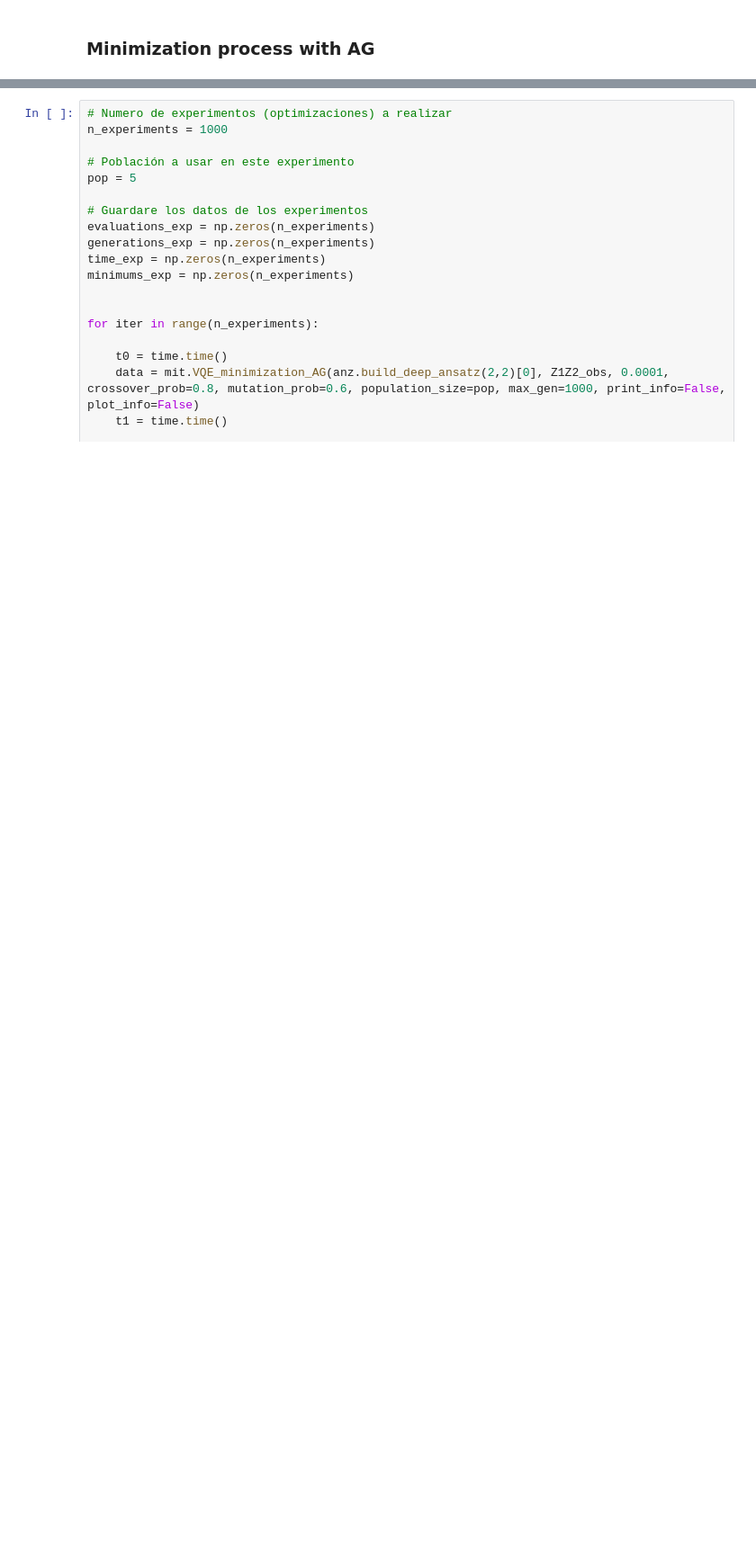
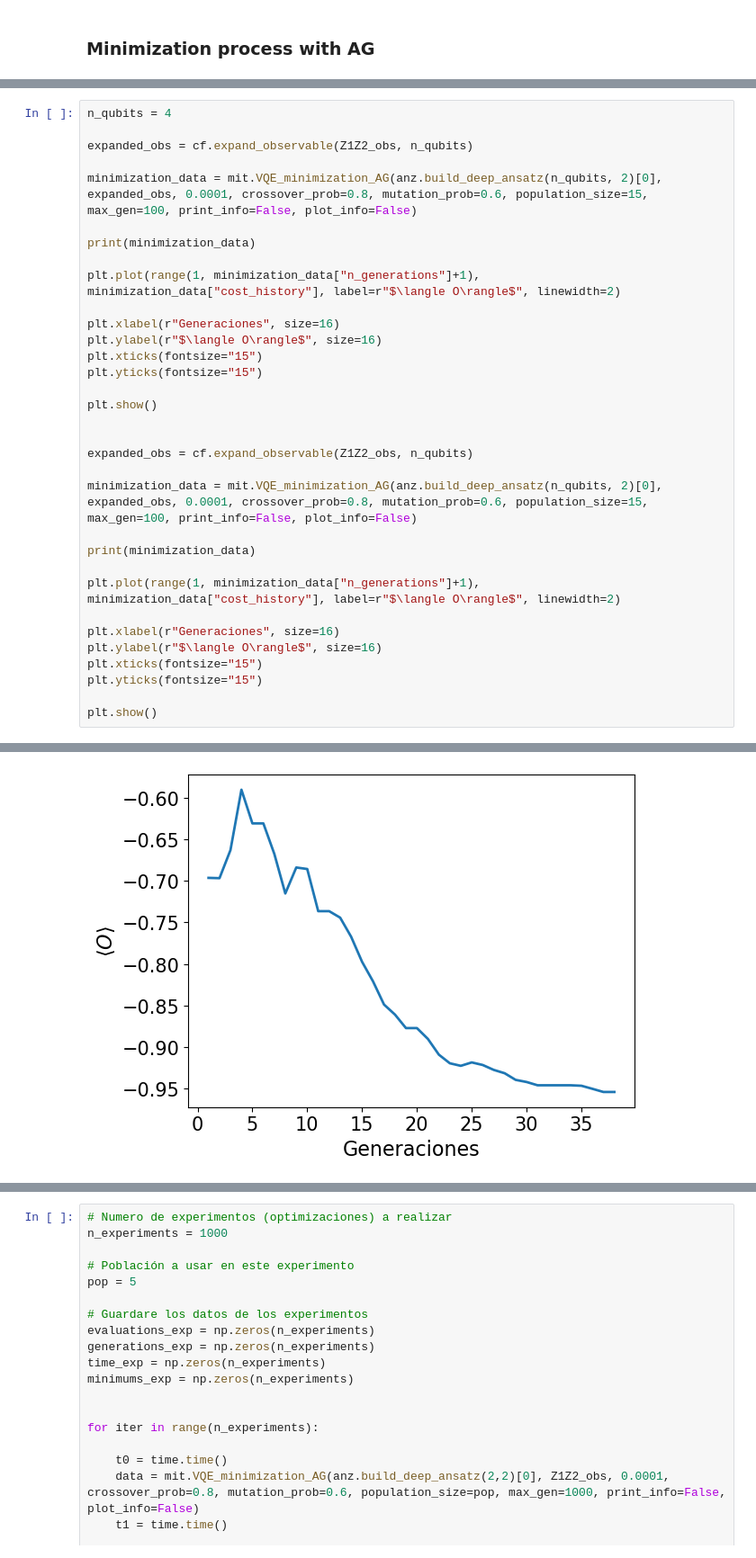
Before and after one commit to JLSM02/QML-Avoiding-BP, a Jupyter notebook: notebooks/VQE/BP_mitigation/Genetic_algorithm.ipynb, the cells around one changed output, grey strips where cells are left out. Shown at 90% size. Drawn from its saved outputs; the diff is of its cells as text; blank space fills up the shorter version.

```diff
--- a/notebooks/VQE/BP_mitigation/Genetic_algorithm.ipynb
+++ b/notebooks/VQE/BP_mitigation/Genetic_algorithm.ipynb
@@ -56,0 +52,34 @@ for n_qubits in range(2, 11, 2):
+# %%
+n_qubits = 4
+
+expanded_obs = cf.expand_observable(Z1Z2_obs, n_qubits)
+
+minimization_data = mit.VQE_minimization_AG(anz.build_deep_ansatz(n_qubits, 2)[0], expanded_obs, 0.0001, crossover_prob=0.8, mutation_prob=0.6, population_size=15, max_gen=100, print_info=False, plot_info=False)
+
+print(minimization_data)
+
+plt.plot(range(1, minimization_data["n_generations"]+1), minimization_data["cost_history"], label=r"$\langle O\rangle$", linewidth=2)
+
+plt.xlabel(r"Generaciones", size=16)
+plt.ylabel(r"$\langle O\rangle$", size=16)
+plt.xticks(fontsize="15")
+plt.yticks(fontsize="15")
+
+plt.show()
+
+
+expanded_obs = cf.expand_observable(Z1Z2_obs, n_qubits)
+
+minimization_data = mit.VQE_minimization_AG(anz.build_deep_ansatz(n_qubits, 2)[0], expanded_obs, 0.0001, crossover_prob=0.8, mutation_prob=0.6, population_size=15, max_gen=100, print_info=False, plot_info=False)
+
+print(minimization_data)
+
+plt.plot(range(1, minimization_data["n_generations"]+1), minimization_data["cost_history"], label=r"$\langle O\rangle$", linewidth=2)
+
+plt.xlabel(r"Generaciones", size=16)
+plt.ylabel(r"$\langle O\rangle$", size=16)
+plt.xticks(fontsize="15")
+plt.yticks(fontsize="15")
+
+plt.show()
+# %% [output]
@@ -56,0 +87 @@ for n_qubits in range(2, 11, 2):
+[figure, added]
```
Also changed, not shown: parts of 16 cells of this notebook, 24 other files.
